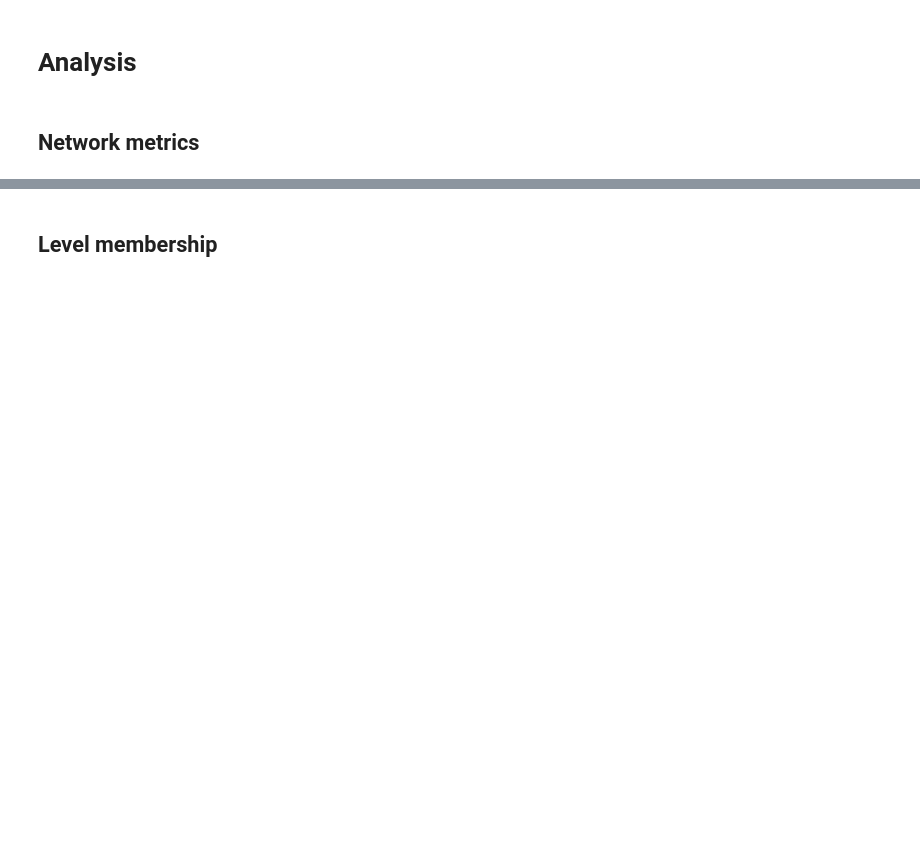
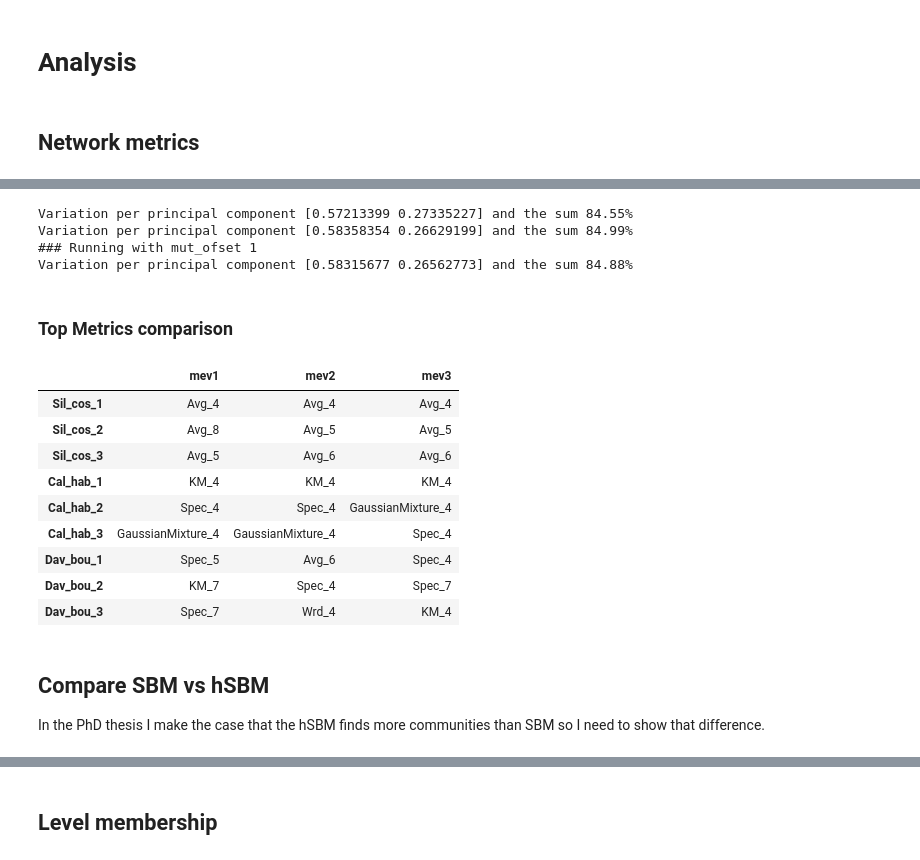
Before and after one commit to vladUng/Phd_extended, a Jupyter notebook: notebooks/network_II/validation_hSBM.ipynb, the cells around one changed output, grey strips where cells are left out. Cells and saved outputs as stored; diff of their text form; code cells hidden in the pictures; blank space fills up the shorter version.

```diff
--- a/notebooks/network_II/validation_hSBM.ipynb
+++ b/notebooks/network_II/validation_hSBM.ipynb
@@ -185,0 +211,22 @@ fig = gh.plot_net_metrics(combined_df, log_y=True, label="Tumour vs Non-tumnour"
+# %%
+########## Runing the MEVs  ##########
+
+#### Normal MEV
+sel_gt.gt_modCon_MEV(all_tpms=all_tum_tpms, is_imev=False, com_df=com_df)
+mev1 = sel_gt.mevsMut.copy(deep=True)
+cs_mev1, fig_mev1, metrics_mev1 = gh.run_clusters(sel_gt, label="mev1", show_figs=True, norm=False)
+
+#### iMEV + mutation
+sel_gt.gt_modCon_MEV(all_tpms=all_tum_tpms, is_imev=True, com_df=com_df, offset=1)
+mev2 = sel_gt.mevsMut.copy(deep=True)
+cs_mev2, fig_mev2, metrics_mev2 = gh.run_clusters(sel_gt, label="mev2", show_figs=True, norm=False)
+
+#### iMEV + mutation
+sel_gt.gt_modCon_MEV(all_tpms=all_tum_tpms, is_imev=True, com_df=com_df, mut_df=mut_df, offset=1)
+mev3 = sel_gt.mevsMut.copy(deep=True)
+cs_mev3, fig_mev3, metrics_mev3 = gh.run_clusters(sel_gt, label="mev3", show_figs=True, norm=False)
+# %% [output]
+Variation per principal component [0.57213399 0.27335227] and the sum 84.55%
+Variation per principal component [0.58358354 0.26629199] and the sum 84.99%
+### Running with mut_ofset 1
+Variation per principal component [0.58315677 0.26562773] and the sum 84.88%
@@ -185,0 +266,23 @@ fig = gh.plot_net_metrics(combined_df, log_y=True, label="Tumour vs Non-tumnour"
+# %% [markdown]
+### Top Metrics comparison
+# %%
+top_mev1 = gh.rank_cs_metrics(metrics_mev1, label="mev1")
+top_mev2 = gh.rank_cs_metrics(metrics_mev2, label="mev2")
+top_mev3 = gh.rank_cs_metrics(metrics_mev3, label="mev3")
+
+pd.concat([top_mev1, top_mev2, top_mev3], axis=1)
+# %% [output]
+|  | mev1 | mev2 | mev3 |
+| Sil_cos_1 | Avg_4 | Avg_4 | Avg_4 |
+| Sil_cos_2 | Avg_8 | Avg_5 | Avg_5 |
+| Sil_cos_3 | Avg_5 | Avg_6 | Avg_6 |
+| Cal_hab_1 | KM_4 | KM_4 | KM_4 |
+| Cal_hab_2 | Spec_4 | Spec_4 | GaussianMixture_4 |
+| Cal_hab_3 | GaussianMixture_4 | GaussianMixture_4 | Spec_4 |
+| Dav_bou_1 | Spec_5 | Avg_6 | Spec_4 |
+| Dav_bou_2 | KM_7 | Spec_4 | Spec_7 |
+| Dav_bou_3 | Spec_7 | Wrd_4 | KM_4 |
+# %% [markdown]
+## Compare SBM vs hSBM
+
+In the PhD thesis I make the case that the hSBM finds more communities than SBM so I need to show that difference.
```
Also changed, not shown: parts of 12 cells of this notebook, 1 other file.
